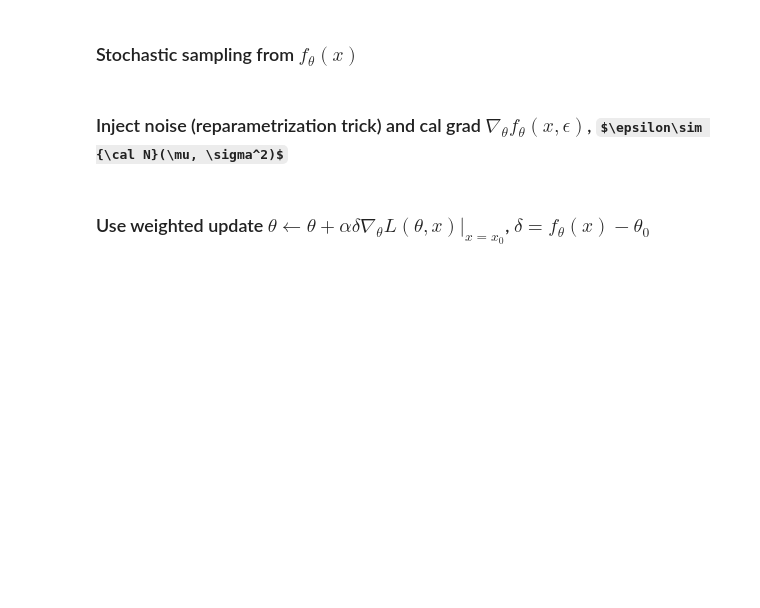
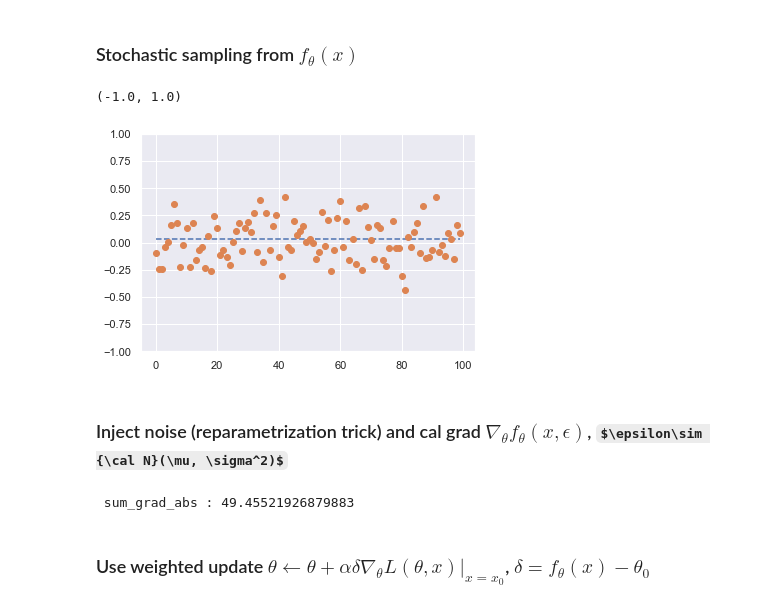
Before and after one commit to ugo-nama-kun/pytorch_notebook, a Jupyter notebook: notebook.ipynb, the cells around one changed output. Cells and saved outputs as stored; diff of their text form; code cells hidden in the pictures; some formulas as TeX source; blank space fills up the shorter version.

```diff
--- a/notebook.ipynb
+++ b/notebook.ipynb
@@ -559,4 +569,74 @@ ffnet = FFNetwork(50)
+# %%
+n = 1
+learning_rate = 0.001
+
+input = torch.randn(n, 1)
+target = torch.ones(n, 1)
+ffnet = FFNetwork(50)
+
+mu = ffnet(input)
+sigma = 0.2
+
+sample_list = []
+for i in range(100):
+    sample = mu + sigma * torch.randn_like(mu)
+    sample_list.append(sample.detach()[0])
+
+plt.plot([mu.detach()[0]] * 100, "--", label="mean")
+plt.plot(sample_list, "o", label="samples")
+plt.ylim([-1, 1])
+# %% [output]
+(-1.0, 1.0)
+[figure, added]
 # %% [markdown]
 ### Inject noise (reparametrization trick) and cal grad $\nabla_\theta f_\theta(x, \epsilon)$, $\epsilon\sim {\cal N}(\mu, \sigma^2)$
+# %%
+class ProbabilisticFFNetwork(nn.Module):
+    # One input, one output, two hidden layers
+
+    def __init__(self, n_hidden):
+        super(ProbabilisticFFNetwork, self).__init__()
+
+        self.fc1 = nn.Linear(in_features=1, out_features=n_hidden)
+        self.fc2 = nn.Linear(in_features=n_hidden, out_features=n_hidden)
+        self.fc3_mean = nn.Linear(in_features=n_hidden, out_features=1)
+        self.fc3_std = nn.Linear(in_features=n_hidden, out_features=1)
+
+    def forward(self, x):
+        h = F.leaky_relu(self.fc1(x))
+        h = F.leaky_relu(self.fc2(h))
+        mean = self.fc3_mean(h)
+        std = self.fc3_std(h)
+        return mean, std
+
+    def sample(self, x):
+        mu, std = self.forward(x)
+        return mu + std * torch.randn_like(mu)
+
+n = 1
+learning_rate = 0.001
+
+# Target distribution
+target_mu = 1.0
+target_std = 1.0
+
+input = torch.randn(n, 1)
+target = torch.ones(n, 1)
+ffnet = ProbabilisticFFNetwork(50)
+
+f = ffnet.sample(input)
+
+optimizer = optim.Adam(ffnet.parameters(), lr=learning_rate)
+optimizer.zero_grad()
+
+f.backward()
+
+sum_grad_w = 0
+for w in ffnet.parameters():
+    sum_grad_w += torch.sum(torch.abs(w.grad))
+
+print(f" sum_grad_abs : {sum_grad_w}")
+# %% [output]
+ sum_grad_abs : 49.45521926879883
 # %% [markdown]
 ### Use weighted update $\theta \leftarrow \theta + \alpha \delta \nabla_\theta L(\theta, x)|_{x=x_0}$, $\delta  = f_\theta(x) - \theta_0$
```
Also changed, not shown: parts of 12 cells of this notebook.
